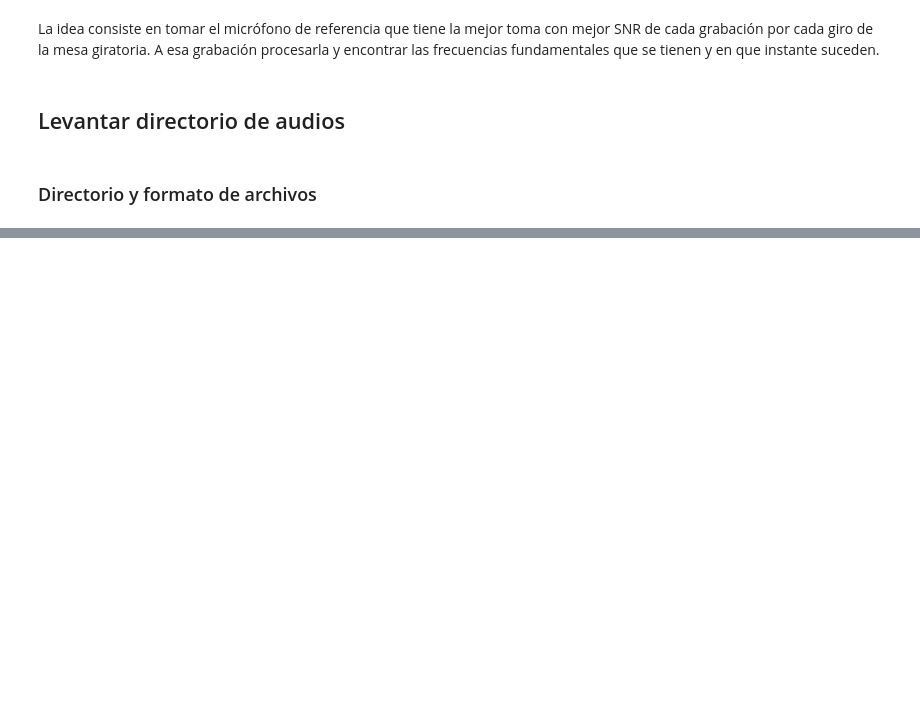
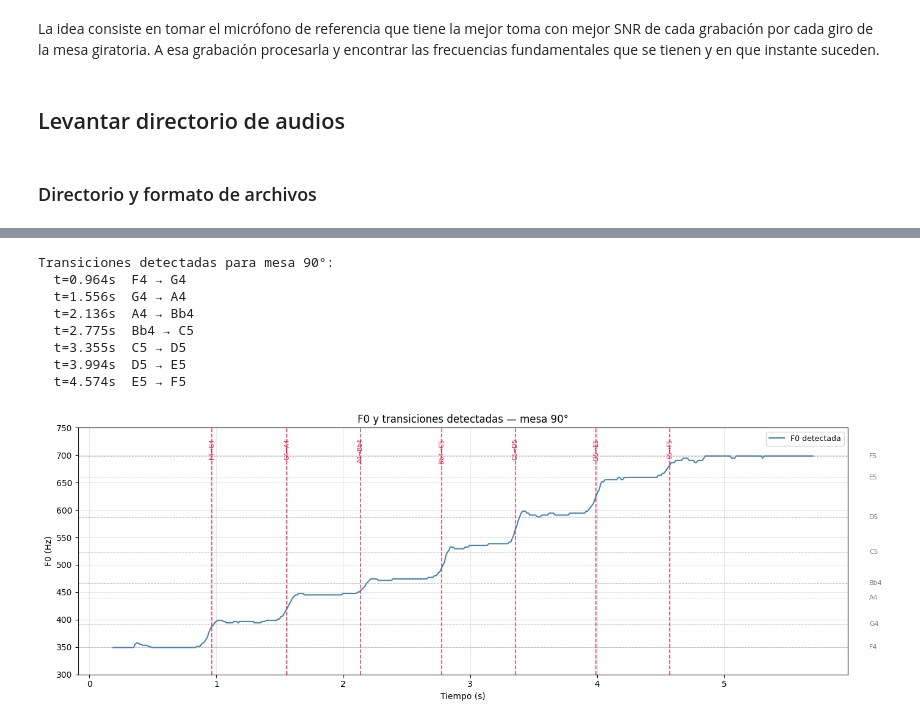
Before and after one commit to IMA-2026-CCLP/TP5-Polar-Plots, a Jupyter notebook: fundamental.ipynb, the cells around one changed output, grey strips where cells are left out. Saved outputs shown, nothing was run; the diff lists cells and outputs as text; code cells hidden in the pictures; blank space fills up the shorter version.

```diff
--- a/fundamental.ipynb
+++ b/fundamental.ipynb
@@ -204,0 +311,79 @@ NameError: name 'señal' is not defined
+# %%
+# ── Detectar transiciones para una sola referencia ────────────────────────────
+ANG_PRUEBA = 90   # ángulo de mesa a analizar
+
+f0     = f0_refs[ANG_PRUEBA]
+prob   = prob_refs[ANG_PRUEBA]
+voiced = voiced_refs[ANG_PRUEBA]
+
+freqs_notas_arr  = np.array(list(NOTAS.values()))
+nombres_notas_arr = list(NOTAS.keys())
+
+# ── Asignar nota más cercana a cada frame con voz ─────────────────────────────
+nota_por_frame = np.full(len(f0), '', dtype=object)
+
+for i in range(len(f0)):
+    if not voiced[i] or prob[i] < UMBRAL_CONFIANZA or np.isnan(f0[i]):
+        continue
+    cents        = 1200 * np.log2(f0[i] / freqs_notas_arr)
+    idx_cercana  = np.argmin(np.abs(cents))
+    if np.abs(cents[idx_cercana]) < 100:   # dentro de ±100 cents de alguna nota
+        nota_por_frame[i] = nombres_notas_arr[idx_cercana]
+
+# ── Detectar momentos de transición ───────────────────────────────────────────
+# Una transición ocurre cuando la nota cambia de un frame al siguiente
+transiciones = []   # lista de (frame_idx, nota_anterior, nota_nueva)
+
+nota_actual = ''
+for i in range(len(nota_por_frame)):
+    n = nota_por_frame[i]
+    if n == '' or n == nota_actual:
+        continue
+    if nota_actual != '':   # ignorar el primer onset
+        transiciones.append((i, nota_actual, n))
+    nota_actual = n
+
+print(f"Transiciones detectadas para mesa {ANG_PRUEBA}°:")
+for idx, n_ant, n_new in transiciones:
+    t = tiempos[idx]
+    print(f"  t={t:.3f}s  {n_ant} → {n_new}")
+
+# ── Graficar ───────────────────────────────────────────────────────────────────
+fig, ax = plt.subplots(figsize=(14, 5))
+
+# F0 con voz
+f0_plot = f0.copy()
+f0_plot[~voiced] = np.nan
+ax.plot(tiempos, f0_plot, color='steelblue', linewidth=1.5, label='F0 detectada')
+
+# Líneas horizontales de notas
+for nombre, freq in NOTAS.items():
+    ax.axhline(freq, color='gray', linestyle='--', linewidth=0.7, alpha=0.4)
+    ax.text(tiempos[-1] + 0.05, freq, nombre, fontsize=8, va='center', color='gray')
+
+# Líneas verticales de transición
+colores_trans = plt.cm.Set1.colors
+for k, (idx, n_ant, n_new) in enumerate(transiciones):
+    t = tiempos[idx]
+    ax.axvline(t, color='crimson', linewidth=1.2, linestyle='--', alpha=0.8)
+    ax.text(t, 730, f'{n_ant}→{n_new}', fontsize=7, ha='center',
+            color='crimson', rotation=90, va='top')
+
+ax.set_xlabel('Tiempo (s)')
+ax.set_ylabel('F0 (Hz)')
+ax.set_title(f'F0 y transiciones detectadas — mesa {ANG_PRUEBA}°')
+ax.set_ylim(300, 750)
+ax.legend(fontsize=9)
+ax.grid(alpha=0.3)
+plt.tight_layout()
+plt.show()
+# %% [output]
+Transiciones detectadas para mesa 90°:
+  t=0.964s  F4 → G4
+  t=1.556s  G4 → A4
+  t=2.136s  A4 → Bb4
+  t=2.775s  Bb4 → C5
+  t=3.355s  C5 → D5
+  t=3.994s  D5 → E5
+  t=4.574s  E5 → F5
+[figure, added]
```
Also changed, not shown: parts of 19 cells of this notebook, 1 other file.
